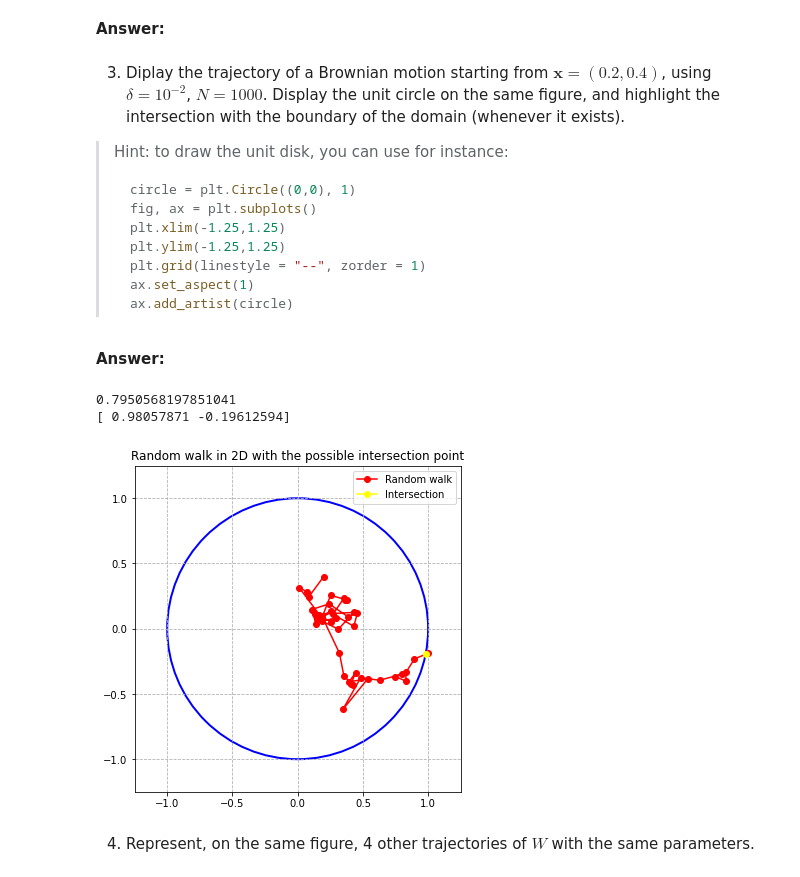
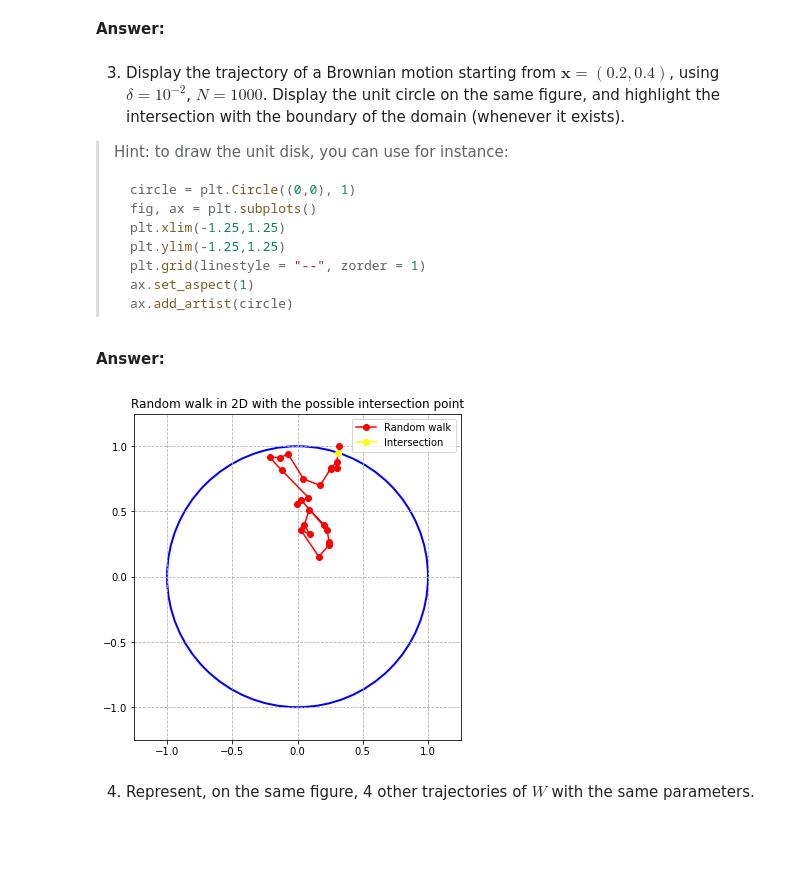
Before and after one commit to azagal952/sdi_python, a Jupyter notebook: Labs/Lab3/lab3.ipynb, the cells around one changed output. Drawn from its saved outputs; the diff is of its cells as text; code cells hidden in the pictures; blank space fills up the shorter version.

````diff
--- a/Labs/Lab3/lab3.ipynb
+++ b/Labs/Lab3/lab3.ipynb
@@ -57,13 +57,17 @@ def brownian_motion(niter, x, step, rng):
         w: the random walk
         x_bord: the crossing point, if applicable, 0 otherwise
     """
+    norm = np.linalg.norm(x)
+    if norm > 1: raise ValueError("The starting position should be in B(0,1).")
+
     w = [x]
-    norm = np.linalg.norm(x)
+    sqrt_step = np.sqrt(step)
     n = 0
     x_bord = np.array([])
+
     while n < niter and norm <= 1:
-        g = rng.multivariate_normal(np.array([0,0]), np.eye(2))
-        x = x + np.sqrt(step) * g
+        g = rng.multivariate_normal(np.zeros(2), np.eye(2))
+        x = x + sqrt_step * g
         norm = np.linalg.norm(x)
         w.append(x)
         n += 1
@@ -73,12 +77,11 @@ def brownian_motion(niter, x, step, rng):
         b = 2 * w[-2].dot(w[-1] - w[-2])
         c = np.linalg.norm(w[-2])**2 - 1
         t = np.roots([a, b, c])[1]
-        print(t)
         x_bord = t * w[-1] + (1 - t) * w[-2]
 
-    return w, x_bord
+    return np.array(w), x_bord
 # %% [markdown]
-3. Diplay the trajectory of a Brownian motion starting from $\mathbf{x} = (0.2, 0.4)$, using $\delta = 10^{-2}$, $N = 1000$. Display the unit circle on the same figure, and highlight the intersection with the boundary of the domain (whenever it exists).
+3. Display the trajectory of a Brownian motion starting from $\mathbf{x} = (0.2, 0.4)$, using $\delta = 10^{-2}$, $N = 1000$. Display the unit circle on the same figure, and highlight the intersection with the boundary of the domain (whenever it exists).
 
 > Hint: to draw the unit disk, you can use for instance:
 > ```python
@@ -93,33 +96,31 @@ def brownian_motion(niter, x, step, rng):
 # %% [markdown]
 **Answer:**
 # %%
+# Computing the brownian motion
 walk, intersection = brownian_motion(1000, np.array([.2, .4]), 1e-2, rng)
-walk = np.array(walk)
-print(intersection)
 
+# Plotting the trajectory
 fig, ax = plt.subplots(figsize=(12, 6))
 
 plt.xlim(-1.25,1.25)
 plt.ylim(-1.25,1.25)
 
 ax.plot(walk[:,0], walk[:,1], marker='o', color='red', label="Random walk")
 
 if intersection.size > 0:
     plt.plot(intersection[0], intersection[1], marker='o', color='yellow', label="Intersection")
 
 circle = plt.Circle((0, 0), 1, fill=False, color='blue', linewidth=2)
 ax.add_artist(circle)
 
 ax.grid(linestyle="--", zorder=1)
 ax.set_aspect(1)
 
 plt.legend()
 plt.title("Random walk in 2D with the possible intersection point")
 plt.show()
 # %% [output]
-0.7950568197851041
-[ 0.98057871 -0.19612594]
-[figure, old version]
+[figure, new version]
 # %% [markdown]
 4. Represent, on the same figure, 4 other trajectories of $W$ with the same parameters.
 # %% [markdown]
````
Also changed, not shown: parts of 4 cells of this notebook.
